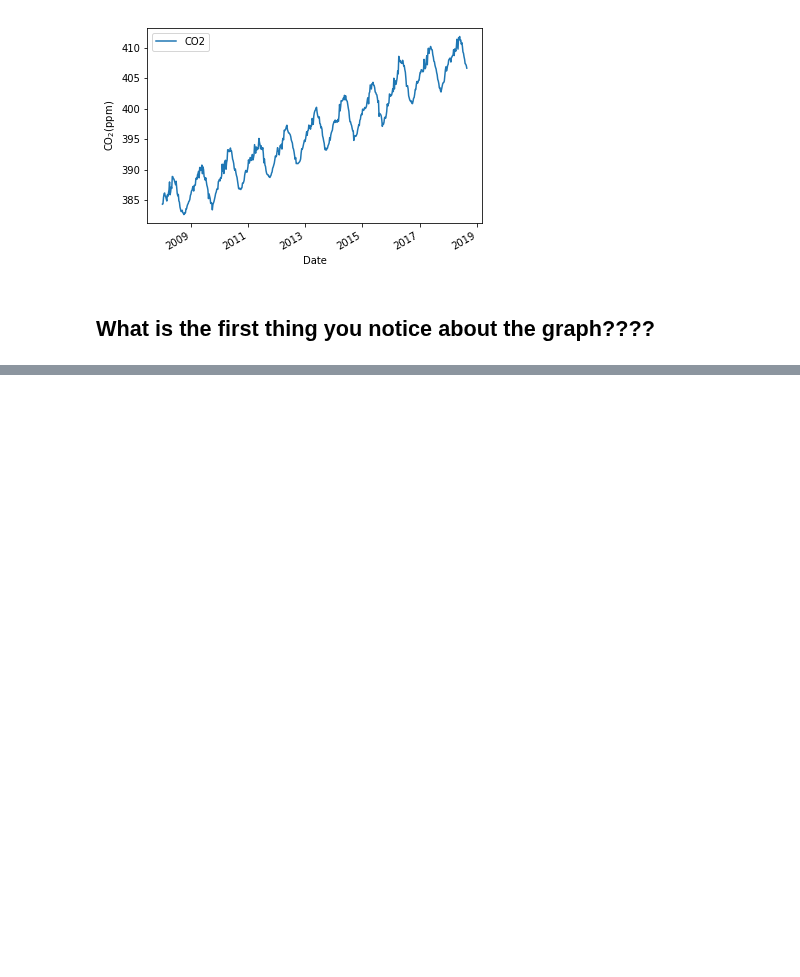
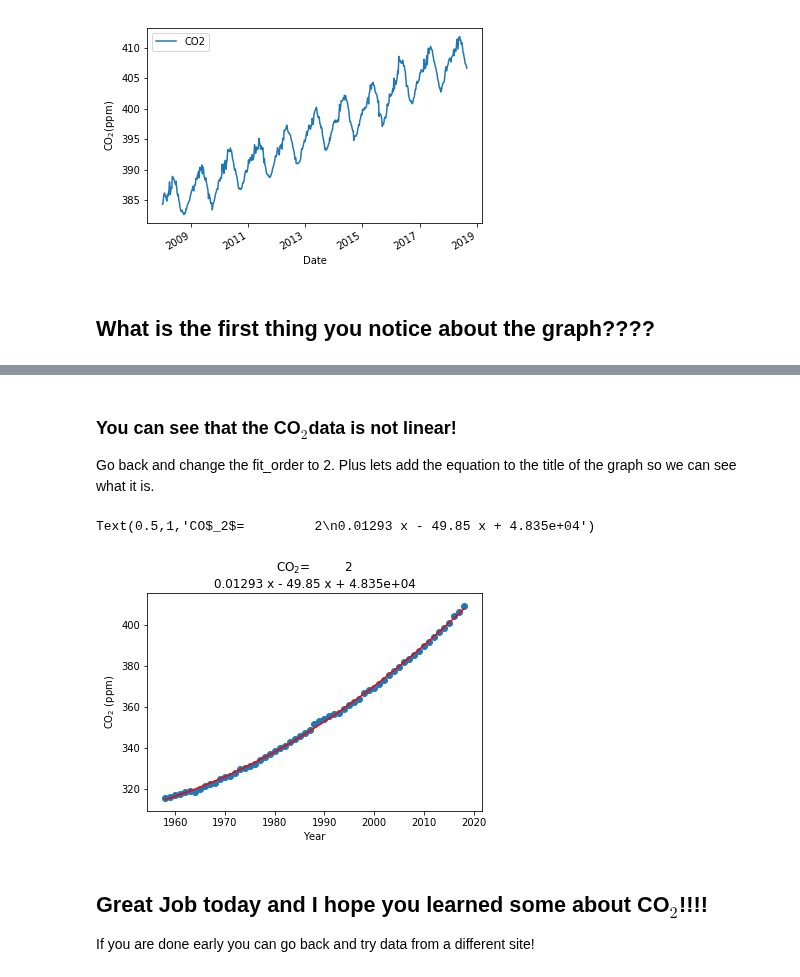
Before and after one commit to bmaillou/BigDataPython, a Jupyter notebook: Keeling_Curve_For_Dusa.ipynb, the cells around one changed output, grey strips where cells are left out. Drawn from its saved outputs; the diff is of its cells as text; code cells hidden in the pictures; blank space fills up the shorter version.

```diff
--- a/Keeling_Curve_For_Dusa.ipynb
+++ b/Keeling_Curve_For_Dusa.ipynb
@@ -739,0 +236,27 @@ ax.text(0.05,0.95,textstr,transform=ax.transAxes,fontsize=8,verticalalignment='t
+# %% [markdown]
+### You can see that the CO$_2$data is not linear!
+Go back and change the fit_order to 2.  Plus lets add the equation to the title of the graph so we can see what it is.
+# %%
+fit_order=2
+
+fig,ax=plt.subplots()
+
+x_fit=np.linspace(x.min(),x.max())  #I set the range using the data
+a=np.polyfit(x,y,fit_order)  #I just copied from above to have in the same cell
+polynominal=np.poly1d(a)
+y_fit=polynominal(x_fit)
+
+ax.plot(x_fit,y_fit,c='red')
+ax.scatter(x,y)
+ax.set_ylabel('CO$_2$ (ppm)')
+ax.set_xlabel('Year')
+
+textstr='CO$_2$={}'.format(np.poly1d(a))
+ax.set_title(textstr)
+# %% [output]
+Text(0.5,1,'CO$_2$=         2\n0.01293 x - 49.85 x + 4.835e+04')
+[figure, added]
+# %% [markdown]
+## Great Job today and I hope you learned some about CO$_2$!!!!
+
+If you are done early you can go back and try data from a different site!
```
Also changed, not shown: parts of 102 cells of this notebook, 2 other files.
